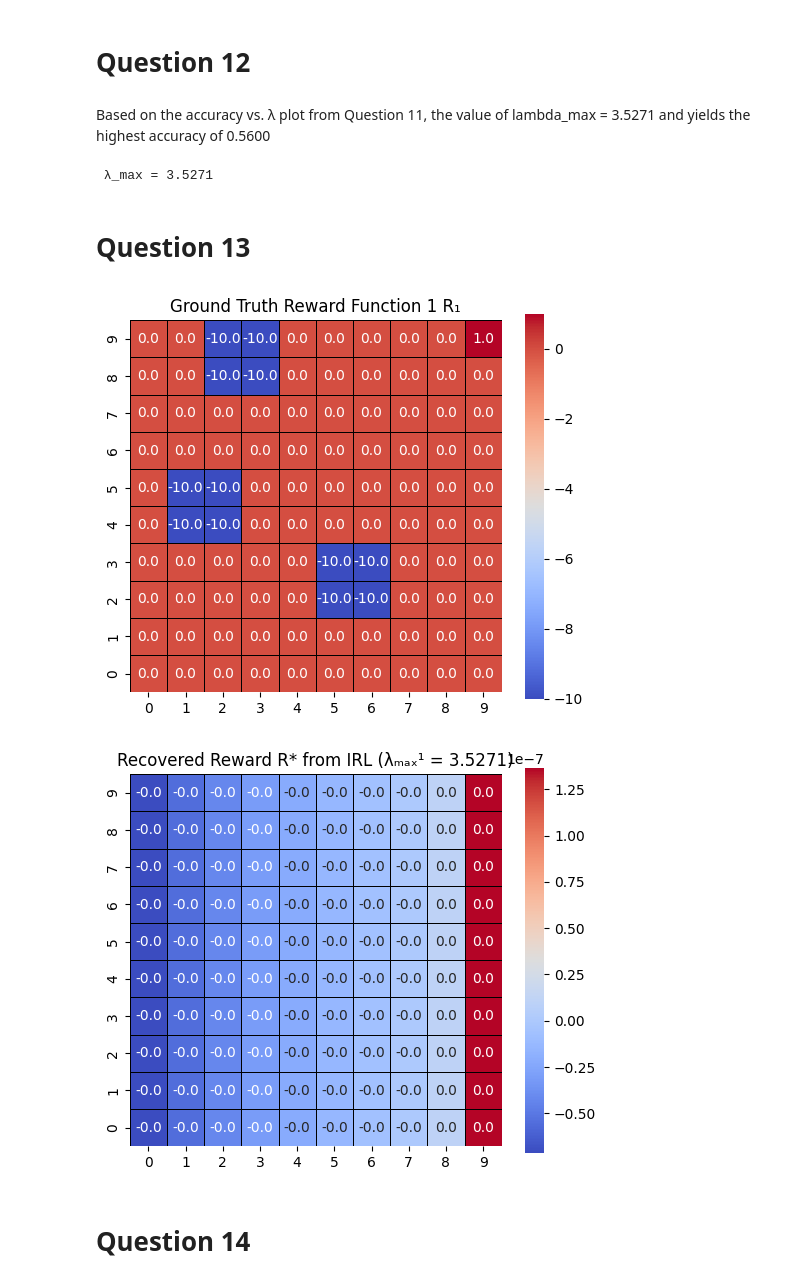
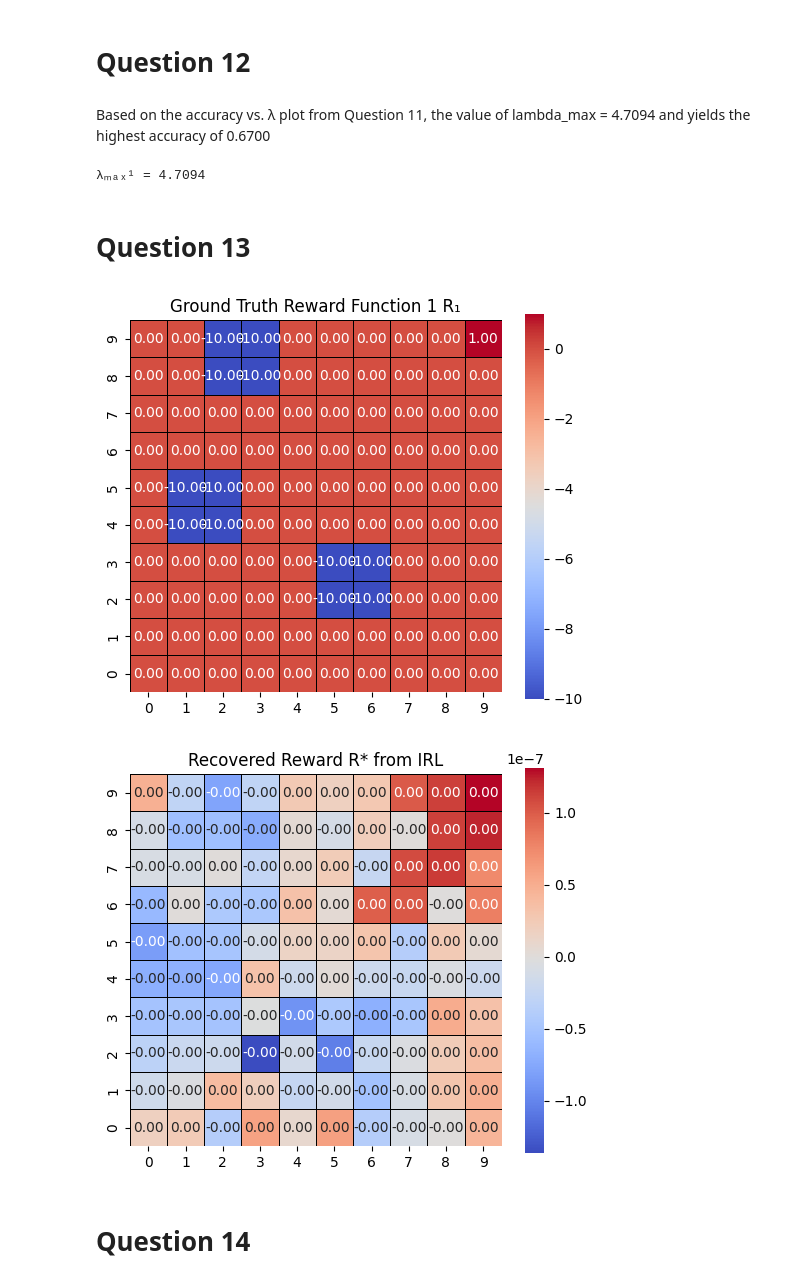
Before and after one commit to kbaseba/232E, a Jupyter notebook: Project_3/ECE232E_Project3_606539982_106405230_106303745.ipynb, the cells around one changed output. Saved outputs shown, nothing was run; the diff lists cells and outputs as text; code cells hidden in the pictures.

```diff
--- a/Project_3/ECE232E_Project3_606539982_106405230_106303745.ipynb
+++ b/Project_3/ECE232E_Project3_606539982_106405230_106303745.ipynb
@@ -879,13 +683,13 @@ OE_grid = optimal_policy_reward_1.reshape((10, 10))
 # %% [markdown]
 # Question 12
 # %% [markdown]
-Based on the accuracy vs. λ plot from Question 11, the value of lambda_max = 3.5271 and yields the highest accuracy of 0.5600
+Based on the accuracy vs. λ plot from Question 11, the value of lambda_max = 4.7094 and yields the highest accuracy of 0.6700
-# %%
-lambda_max_1 = 3.5271
-
-print(f" λ_max = {lambda_max_1}")
-# %% [output]
- λ_max = 3.5271
+# %%
+# Report best lambda (λ_max¹) found in Q11
+lambda_max_1 = best_lambda
+print(f"λₘₐₓ¹ = {lambda_max_1:.4f}")
+# %% [output]
+λₘₐₓ¹ = 4.7094
 # %% [markdown]
 # Question 13
 # %%
@@ -900,25 +704,26 @@ R_true = reward_function_1.copy()
 # %%
 import matplotlib.pyplot as plt
 import seaborn as sns
 
 # Reshape to 10x10 grid
-R_true_grid = R_true.reshape((10, 10))
+R_true_grid = reward_function_1.reshape((10, 10))
 R_star_grid = R_star.reshape((10, 10))
 
 # Plotting function
-def plot_reward_heatmap(data, title):
+def plot_heatmap(data, title):
     plt.figure(figsize=(6, 5))
-    sns.heatmap(data, annot=True, fmt=".1f", cmap="coolwarm", square=True, cbar=True,
-                linewidths=0.5, linecolor='black')
+    ax = sns.heatmap(data, annot=True, cmap='coolwarm', square=True, cbar=True,
+                     linewidths=0.5, linecolor='black', fmt=".2f")
     plt.title(title)
     plt.gca().invert_yaxis()
     plt.show()
 
-# Plot both heatmaps side by side
-plot_reward_heatmap(R_true_grid, "Ground Truth Reward Function 1 R₁")
-plot_reward_heatmap(R_star_grid, "Recovered Reward R* from IRL (λₘₐₓ¹ = 3.5271)")
+plot_heatmap(R_true_grid, "Ground Truth Reward Function 1 R₁")
+
+# Recovered Reward R* from IRL(λₘₐₓ¹ = 4.7094)
+plot_heatmap(R_star_grid, "Recovered Reward R* from IRL")
 # %% [output]
-[figure, old version]
+[figure, new version]
-[figure, old version]
+[figure, new version]
 # %% [markdown]
 # Question 14
```
Also changed, not shown: parts of 20 cells of this notebook.
